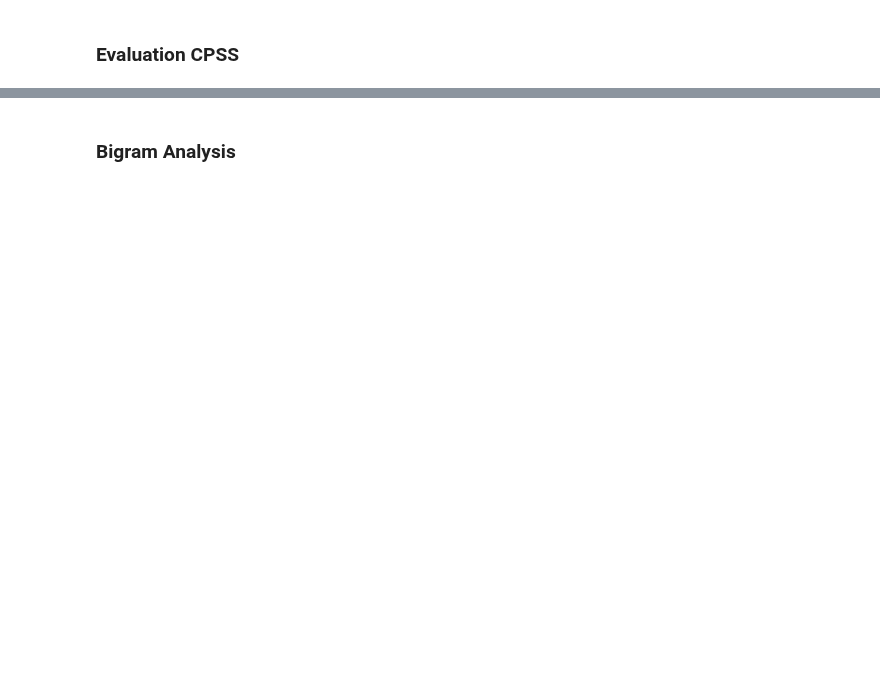
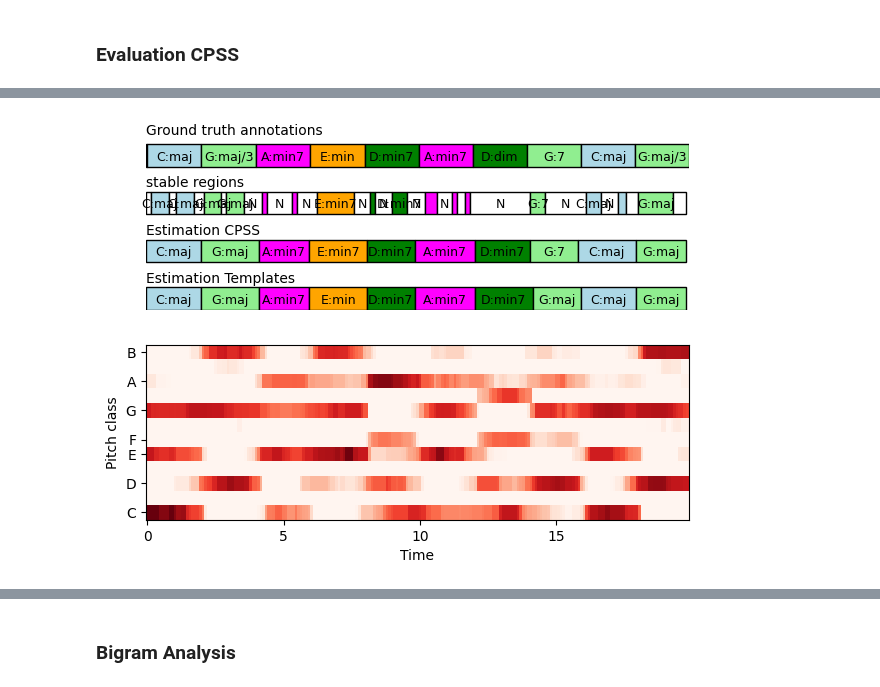
Before and after one commit to Maushax-jpg/chord-recognition, a Jupyter notebook: cpss.ipynb, the cells around one changed output, grey strips where cells are left out. Saved outputs shown, nothing was run; the diff lists cells and outputs as text; code cells hidden in the pictures; blank space fills up the shorter version.

Commit message:
bugfix cpss
the chromavector was not normalized, leading to bad transcription results

```diff
--- a/cpss.ipynb
+++ b/cpss.ipynb
@@ -85,11 +88,23 @@ plotData(sig,gt,t_chroma, chroma,pitchgram_cqt,hcdf,stable_regions,time_interval
 # %%
 ## key estimation
-use_key_estimation = False
+use_key_estimation = True
 use_average = True
-use_chord_statistics = False
+
+def postfilter(estimation_matrix):
+    # postfiltering using HMM
+    # load pretrained state transition probability matrix or use uniform state transition
+    model_path = "/home/max/ET-TI/Masterarbeit/chord-recognition/models/state_transitions/sevenths_30.npy"
+    A = np.load(model_path,allow_pickle=True)
+    # compute quasi-normalized likelihood matrix
+    B_O = estimation_matrix / (np.sum(estimation_matrix,axis=0) + np.finfo(float).tiny)
+    C = np.ones((len(labels,))) * 1/len(labels)   # initial state probability matrix
+    smoothed_estimation_matrix, _, _, _ = features.viterbi_log_likelihood(A, C, B_O)
+    return smoothed_estimation_matrix
+
 # pattern matching
-correlation,labels = features.computeCorrelation(chroma,inner_product=True,template_type="sevenths")
-
+templates,labels = utils.createChordTemplates("sevenths")
+correlation = features.computeCorrelation(chroma,templates,inner_product=False)
+correlation_templates = np.copy(correlation)
 estimation_matrix = np.zeros((len(classifier._labels), t_chroma.shape[0]),dtype=float)
 estimation_matrix[-1,:] = 1.0
 cpss_labels = []
@@ -106,7 +121,10 @@ for (i0, i1) in stable_regions:
         key_index = None
     if use_average:
         # classify an average chromavector
-        index,label = classifier.classify(np.average(chroma[:, i0:i1], axis=1),key_index)
+        chroma_avg = np.average(chroma[:, i0:i1], axis=1)
+        chroma_avg = chroma_avg / np.sum(chroma_avg) # normalize
+
+        index,label = classifier.classify(chroma_avg,key_index)
         estimation_matrix[index, i0:i1] = 1.0
         correlation[:, i0:i1] = 0.0
         correlation[index, i0:i1] = 1.0
@@ -123,17 +141,8 @@ norm = np.sum(chroma,axis=0)
 correlation[:,norm < 0.1] = 0.0
 correlation[-1,norm < 0.1] = 1.0
 
-## postfiltering using HMM ##
-if use_chord_statistics:
-    # load pretrained state transition probability matrix or use uniform state transition
-    model_path = "/home/max/ET-TI/Masterarbeit/chord-recognition/models/state_transitions/sevenths_30.npy"
-    A = np.load(model_path,allow_pickle=True)
-else:
-    A = features.uniform_transition_matrix(0.2,len(labels))
-
-B_O = correlation / (np.sum(correlation,axis=0) + np.finfo(float).tiny) # likelyhood matrix
-C = np.ones((len(labels,))) * 1/len(labels)   # initial state probability matrix
-correlation_smoothed, _, _, _ = features.viterbi_log_likelihood(A, C, B_O)
+correlation_smoothed = postfilter(correlation)
+correlation_templates_smoothed = postfilter(correlation_templates)
 
 # decode estimation of stable regions
 chord_sequence = [classifier._labels[i] for i in np.argmax(estimation_matrix,axis=0)]
@@ -143,9 +152,38 @@ est_intervals_cpss,est_labels_cpss = utils.createChordIntervals(t_chroma,chord_s
 chord_sequence = [classifier._labels[i] for i in np.argmax(correlation_smoothed,axis=0)]
 est_intervals,est_labels = utils.createChordIntervals(t_chroma,chord_sequence)
 
+# decode estimation with templates
+chord_sequence = [classifier._labels[i] for i in np.argmax(correlation_templates_smoothed,axis=0)]
+est_intervals_templates, est_labels_templates = utils.createChordIntervals(t_chroma,chord_sequence)
 
-fig,(ax0,ax1,ax2,ax3) = plt.subplots(4,1,height_ratios=(1,1,1,5),figsize=(7,3))
-utils.plotChordAnnotations(ax0,gt[0],gt[1],time_interval)
-utils.plotChordAnnotations(ax1,est_intervals_cpss,est_labels_cpss,time_interval)
-utils.plotChordAnnotations(ax2,est_intervals,est_labels,time_interval)
-utils.plotChromagram(ax3, t_chroma, chroma, time_interval)
+
+fig,(ax0,ax1) = plt.subplots(2,1,figsize=(7,5))
+utils.plotChordAnnotations(ax0,gt[0],gt[1],time_interval,y_0=9)
+ax0.text(time_interval[0],11,"Ground truth annotations")
+utils.plotChordAnnotations(ax0,est_intervals_cpss,est_labels_cpss,time_interval,y_0=6)
+ax0.text(time_interval[0],7.7,"stable regions")
+utils.plotChordAnnotations(ax0,est_intervals,est_labels,time_interval,y_0=3)
+ax0.text(time_interval[0],4.7,"Estimation CPSS")
+utils.plotChordAnnotations(ax0,est_intervals_templates,est_labels_templates,time_interval,y_0=0)
+ax0.text(time_interval[0],1.7,"Estimation Templates")
+utils.plotChromagram(ax1, t_chroma, chroma, time_interval)
+ax0.set_ylim(0,11)
+ax0.set_yticks([])
+# Hide the y-axis line
+ax0.spines['left'].set_visible(False)
+ax0.spines['right'].set_visible(False)
+ax0.spines['top'].set_visible(False)
+ax0.axis("on")
+ax0.set_axis_off()
+
+print("CPSS")
+wscr,seg, intervals, comparisons = utils.evaluateTranscription(est_intervals, est_labels,gt[0],gt[1],"majmin")
+print(f"Majmin: WCSR={100*wscr:0.1f}% , Q={100*seg:0.1f}%")
+wscr,seg, intervals, comparisons = utils.evaluateTranscription(est_intervals, est_labels,gt[0],gt[1],"sevenths")
+print(f"Sevenths: WCSR={100*wscr:0.1f}% , Q={100*seg:0.1f}%")
+print("Templates")
+wscr_templ,seg_templ, intervals, comparisons = utils.evaluateTranscription(est_intervals_templates, est_labels_templates,gt[0],gt[1],"majmin")
+print(f"Majmin: WCSR={100*wscr_templ:0.1f}% , Q={100*seg_templ:0.1f}%")
+wscr_templ,seg_templ, intervals, comparisons = utils.evaluateTranscription(est_intervals_templates, est_labels_templates,gt[0],gt[1],"sevenths")
+print(f"Sevenths: WCSR={100*wscr_templ:0.1f}% , Q={100*seg_templ:0.1f}%")
+# %% [output]
@@ -151,0 +196 @@ utils.plotChromagram(ax3, t_chroma, chroma, time_interval)
+[figure, added]
```
Also changed, not shown: parts of 14 cells of this notebook, 3 other files.
